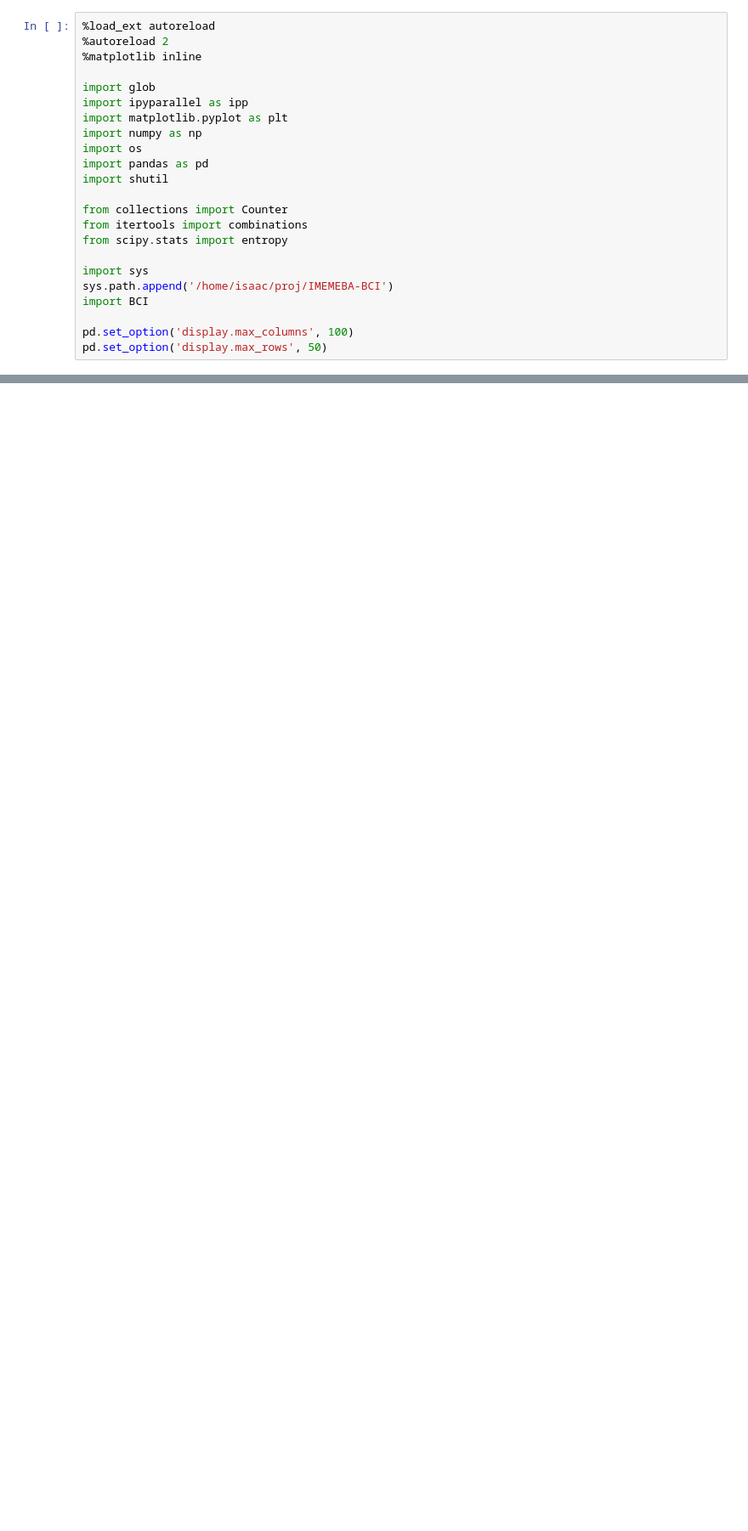
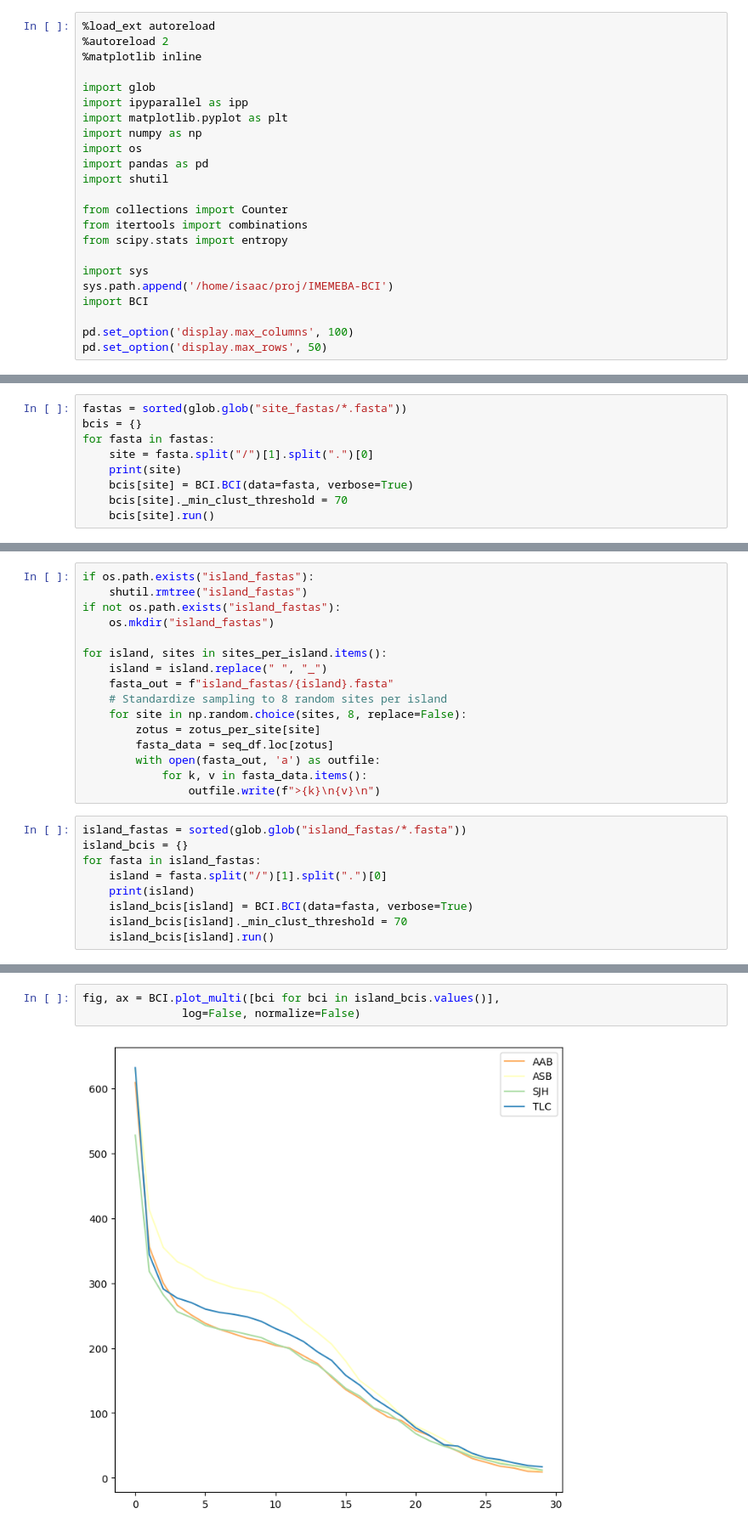
Before and after one commit to isaacovercast/IMEMEBA-BCI, a Jupyter notebook: empirical-examples/Galvez-Reyes-2021-SkyIslandArthropods/Galvez-Reyes-2021-SkyIslandAthropods.ipynb, the cells around one changed output, grey strips where cells are left out. Shown at 85% size. Cells and saved outputs as stored; diff of their text form; blank space fills up the shorter version.

```diff
--- a/empirical-examples/Galvez-Reyes-2021-SkyIslandArthropods/Galvez-Reyes-2021-SkyIslandAthropods.ipynb
+++ b/empirical-examples/Galvez-Reyes-2021-SkyIslandArthropods/Galvez-Reyes-2021-SkyIslandAthropods.ipynb
@@ -49,0 +165,9 @@ fasta_data = "./_zenodo_data/rawdata/DADA2.COI.OTUs.gz"
+# %%
+fastas = sorted(glob.glob("site_fastas/*.fasta"))
+bcis = {}
+for fasta in fastas:
+    site = fasta.split("/")[1].split(".")[0]
+    print(site)
+    bcis[site] = BCI.BCI(data=fasta, verbose=True)
+    bcis[site]._min_clust_threshold = 70
+    bcis[site].run()
@@ -49,0 +194,25 @@ fasta_data = "./_zenodo_data/rawdata/DADA2.COI.OTUs.gz"
+# %%
+if os.path.exists("island_fastas"):
+    shutil.rmtree("island_fastas")
+if not os.path.exists("island_fastas"):
+    os.mkdir("island_fastas")
+
+for island, sites in sites_per_island.items():
+    island = island.replace(" ", "_")
+    fasta_out = f"island_fastas/{island}.fasta"
+    # Standardize sampling to 8 random sites per island
+    for site in np.random.choice(sites, 8, replace=False):
+        zotus = zotus_per_site[site]
+        fasta_data = seq_df.loc[zotus]
+        with open(fasta_out, 'a') as outfile:
+            for k, v in fasta_data.items():
+                outfile.write(f">{k}\n{v}\n")
+# %%
+island_fastas = sorted(glob.glob("island_fastas/*.fasta"))
+island_bcis = {}
+for fasta in island_fastas:
+    island = fasta.split("/")[1].split(".")[0]
+    print(island)
+    island_bcis[island] = BCI.BCI(data=fasta, verbose=True)
+    island_bcis[island]._min_clust_threshold = 70
+    island_bcis[island].run()
@@ -49,0 +228,5 @@ fasta_data = "./_zenodo_data/rawdata/DADA2.COI.OTUs.gz"
+# %%
+fig, ax = BCI.plot_multi([bci for bci in island_bcis.values()],
+               log=False, normalize=False)
+# %% [output]
+[figure, added]
```
Also changed, not shown: parts of 16 cells of this notebook, 4 other files.
